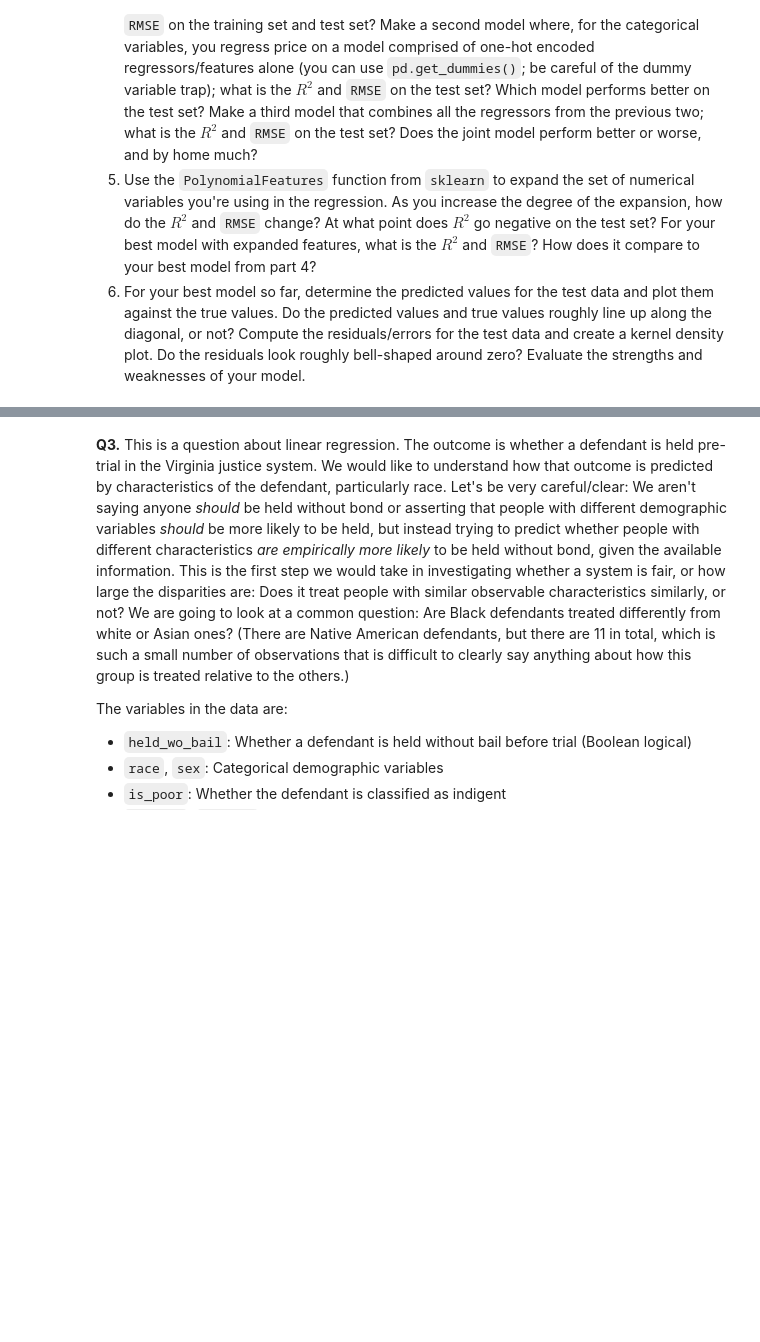
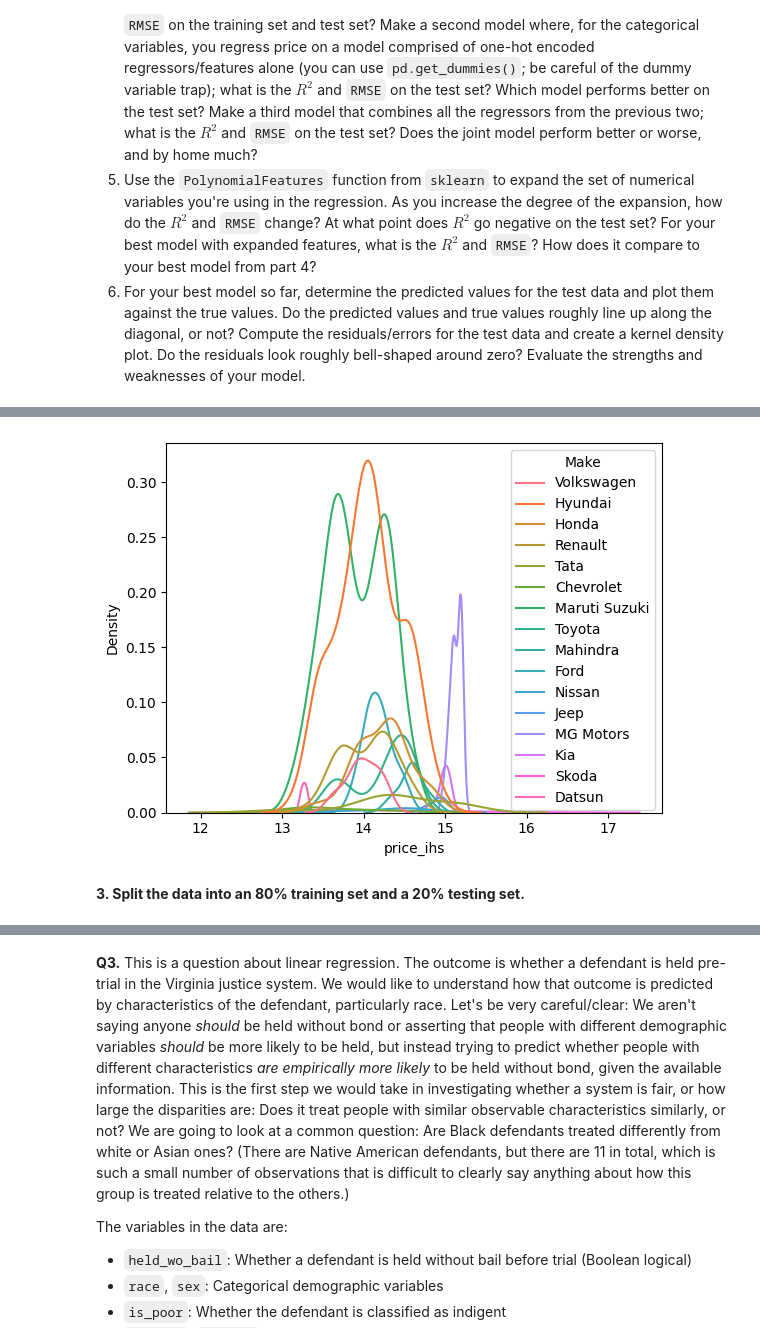
Before and after one commit to kirsten-fung/linearRegression, a Jupyter notebook: assignment.ipynb, the cells around one changed output, grey strips where cells are left out. Saved outputs shown, nothing was run; the diff lists cells and outputs as text; code cells hidden in the pictures; blank space fills up the shorter version.

```diff
--- a/assignment.ipynb
+++ b/assignment.ipynb
@@ -206,0 +228,4 @@ RMSE:  114.27692123130633
+# %%
+sns.kdeplot(data = df, x='price_ihs',hue='Make')
+df['price_ihs'].groupby(df['Make']).describe()
+# %% [output]
@@ -206,0 +250,3 @@ RMSE:  114.27692123130633
+[figure, added]
+# %% [markdown]
+**3. Split the data into an 80% training set and a 20% testing set.**
```
Also changed, not shown: parts of 18 cells of this notebook.
